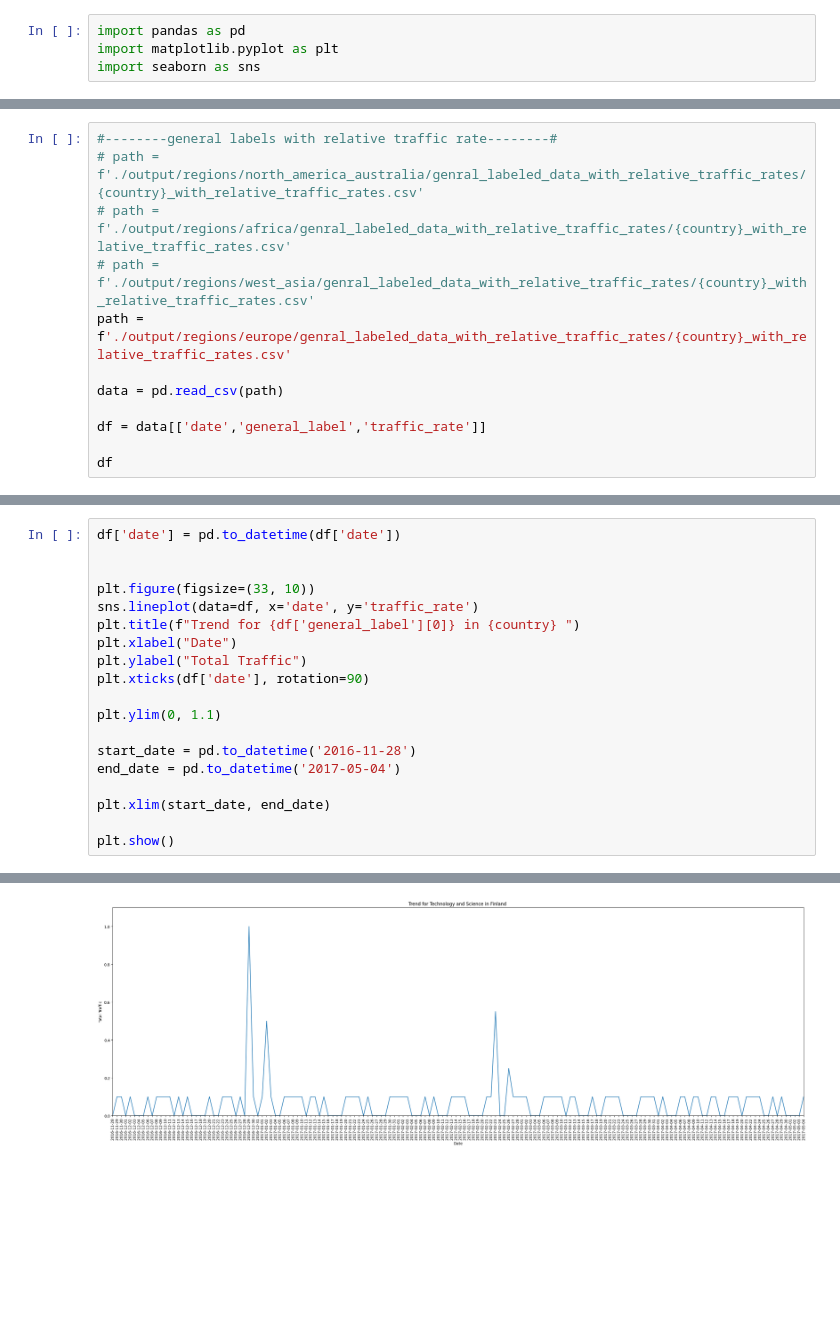
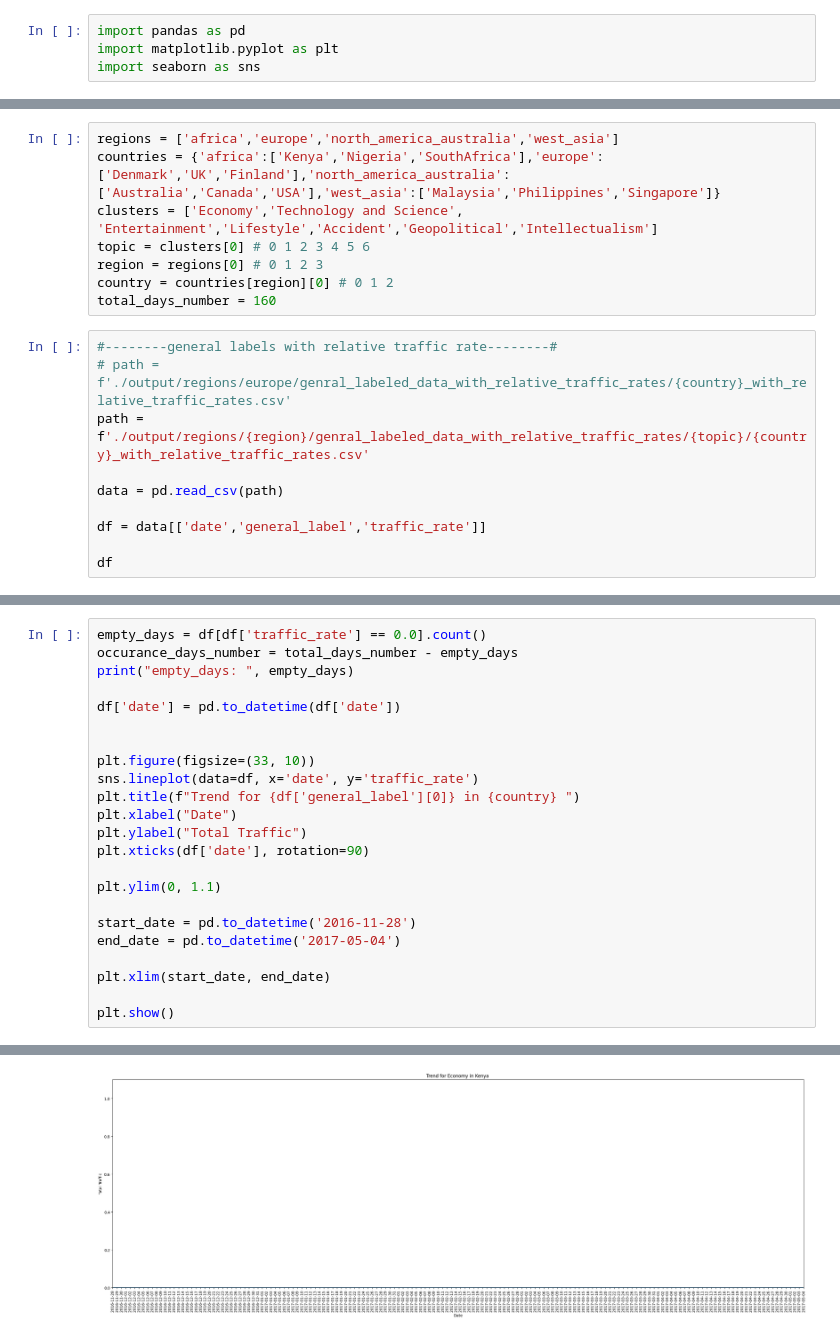
Before and after one commit to MohamedAlkurdi/Trends_prediction_model, a Jupyter notebook: Classification/general_labeled_data_with_relative_traffice_rate_vis.ipynb, the cells around one changed output, grey strips where cells are left out. Cells and saved outputs as stored; diff of their text form; blank space fills up the shorter version.

Commit message:
initial region/category eligibility test is positive

```diff
--- a/Classification/general_labeled_data_with_relative_traffice_rate_vis.ipynb
+++ b/Classification/general_labeled_data_with_relative_traffice_rate_vis.ipynb
@@ -11,9 +5,15 @@ country = countries['europe'][2]
+# %%
+regions = ['africa','europe','north_america_australia','west_asia']
+countries = {'africa':['Kenya','Nigeria','SouthAfrica'],'europe':['Denmark','UK','Finland'],'north_america_australia':['Australia','Canada','USA'],'west_asia':['Malaysia','Philippines','Singapore']}
+clusters = ['Economy','Technology and Science', 'Entertainment','Lifestyle','Accident','Geopolitical','Intellectualism']
+topic = clusters[0] # 0 1 2 3 4 5 6
+region = regions[0] # 0 1 2 3
+country = countries[region][0] # 0 1 2
+total_days_number = 160
 # %%
 #--------general labels with relative traffic rate--------#
-# path = f'./output/regions/north_america_australia/genral_labeled_data_with_relative_traffic_rates/{country}_with_relative_traffic_rates.csv'
-# path = f'./output/regions/africa/genral_labeled_data_with_relative_traffic_rates/{country}_with_relative_traffic_rates.csv'
-# path = f'./output/regions/west_asia/genral_labeled_data_with_relative_traffic_rates/{country}_with_relative_traffic_rates.csv'
-path = f'./output/regions/europe/genral_labeled_data_with_relative_traffic_rates/{country}_with_relative_traffic_rates.csv'
+# path = f'./output/regions/europe/genral_labeled_data_with_relative_traffic_rates/{country}_with_relative_traffic_rates.csv'
+path = f'./output/regions/{region}/genral_labeled_data_with_relative_traffic_rates/{topic}/{country}_with_relative_traffic_rates.csv'
 
 data = pd.read_csv(path)
 
@@ -36,5 +36,9 @@ df
 158 rows × 3 columns
 # %%
+empty_days = df[df['traffic_rate'] == 0.0].count()
+occurance_days_number = total_days_number - empty_days
+print("empty_days: ", empty_days)
+
 df['date'] = pd.to_datetime(df['date'])
 
 
@@ -62 +70 @@ See the caveats in the documentation: https://pandas.pydata.org/pandas-docs/stab
-[figure, old version]
+[figure, new version]
```
Also changed, not shown: parts of 3 cells of this notebook, 4 other files.
